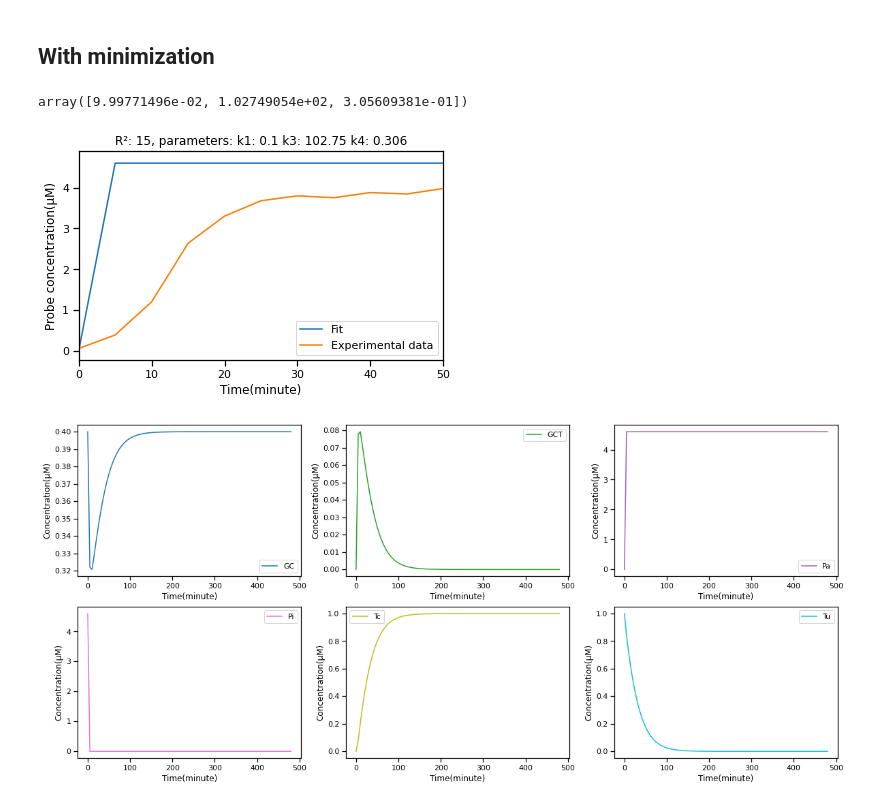
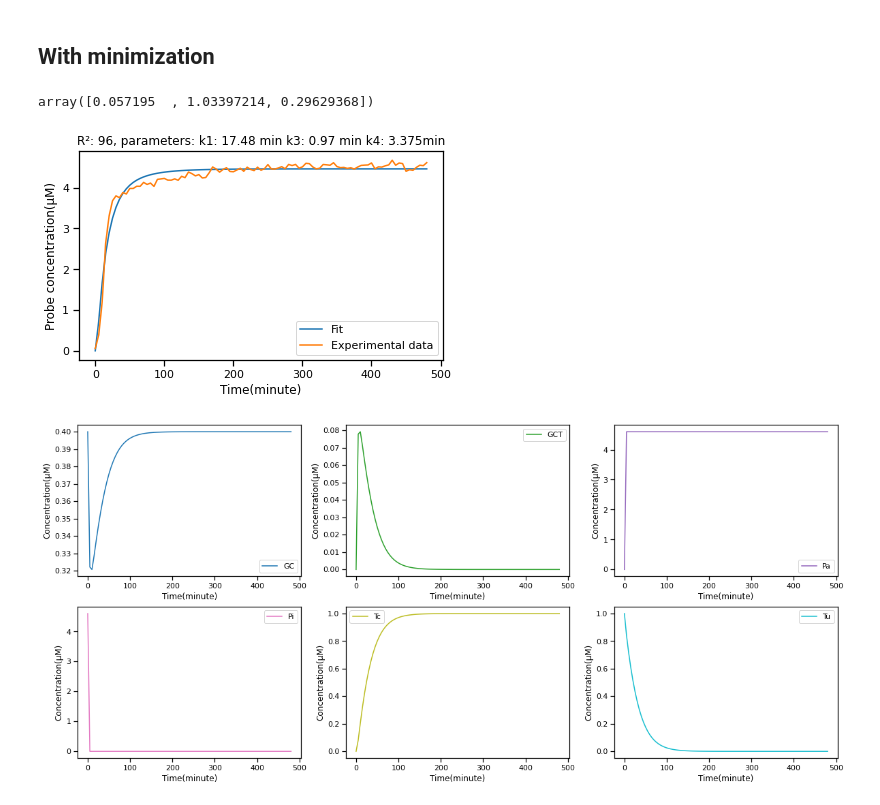
Before and after one commit to NessLfy/iGEM, a Jupyter notebook: scripts/SHERLOCK_modeling.ipynb, the cells around one changed output. Drawn from its saved outputs; the diff is of its cells as text; code cells hidden in the pictures.

Commit message:
fixed_model

```diff
--- a/scripts/SHERLOCK_modeling.ipynb
+++ b/scripts/SHERLOCK_modeling.ipynb
@@ -157,7 +157,7 @@ Tc0 = 0.
 Tu0 = 1
 
 # Parameters (in /min)
-k1 = 0.1
+k1 = 0.0111111
 k3 = 100
 k4 = 0.3
 
@@ -165,37 +165,37 @@ k4 = 0.3
 z = [GC0,GCT0,Pa0,Pi0,Tc0,Tu0]
 param  = [k1,k3,k4]
 
-bnds = [(0.001,2),(100,1000),(0.003,3)]
-res = optimize.minimize(error, param, args=(list(correct[correct.columns[1]])),method='Nelder-Mead',bounds=bnds)#
+bnds = [(0.0001,1),(10,1000),(0.003,3)]
+res = optimize.minimize(error, param, args=(list(correct[correct.columns[1]])),method='Nelder-Mead')#,bounds=bnds)#
 # %%
 res.x
 # %% [output]
-array([9.99771496e-02, 1.02749054e+02, 3.05609381e-01])
+array([0.057195  , 1.03397214, 0.29629368])
 # %%
 times = np.linspace(0,480,97)
 
 sol = solve_ivp(system,t_span =[0, times.max()], y0= z , args =([res.x]),
-                    t_eval=times,dense_output=True)
+                	t_eval=times,dense_output=True)
 m = sol.sol(times)
 r = r2_score(correct[correct.columns[1]],m[2])
 
 
 sns.set_context('notebook')
 #sns.set_palette("tab10")
 
 plt.plot(times,m[2],label="Fit")
 plt.plot(times,correct[correct.columns[1]],label="Experimental data")
 plt.xlabel('Time(minute)')
 plt.ylabel('Probe concentration(µM)')
-plt.title(f'R²: {(round(r*100))}, parameters: k1: {round(res.x[0],2)} k3: {round(res.x[1],2)} k4: {round(res.x[2],3)}')
+plt.title(f'R²: {(round(r*100))}, parameters: k1: {round(1/res.x[0],2)} min k3: {round(1/res.x[1],2)} min k4: {round(1/res.x[2],3)}min')
 plt.tight_layout()
 plt.legend()
-plt.xlim(0,50)
+#plt.xlim(0,50)
 #plt.savefig("../images/SHERLOCK/modeling/better_model.png",dpi=300)
-plt.savefig("broken_model_crop.png",dpi=300)
+plt.savefig("../images/fixed_model.png",dpi=300)
 plt.show()
 # %% [output]
-[figure, old version]
+[figure, new version]
 # %%
 fig,ax = plt.subplots(2,3)
 fig.set_size_inches(20,9)
```
Also changed, not shown: parts of 2 cells of this notebook, 1 other file.
